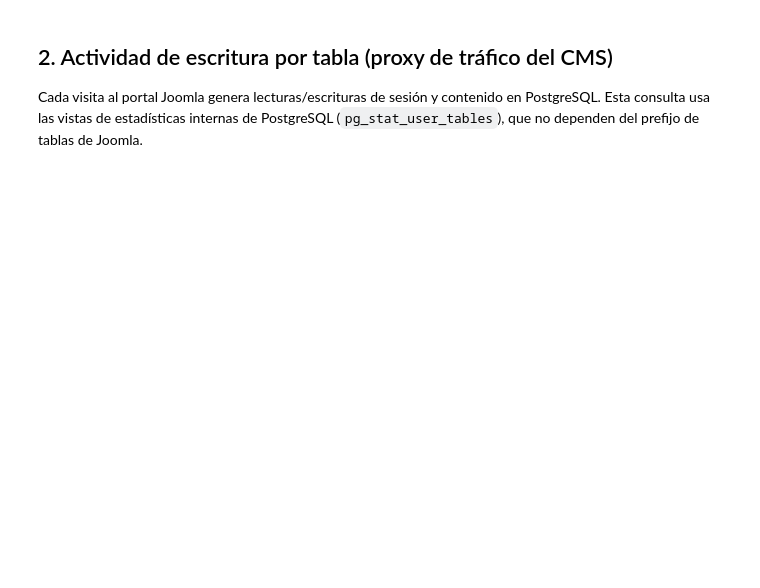
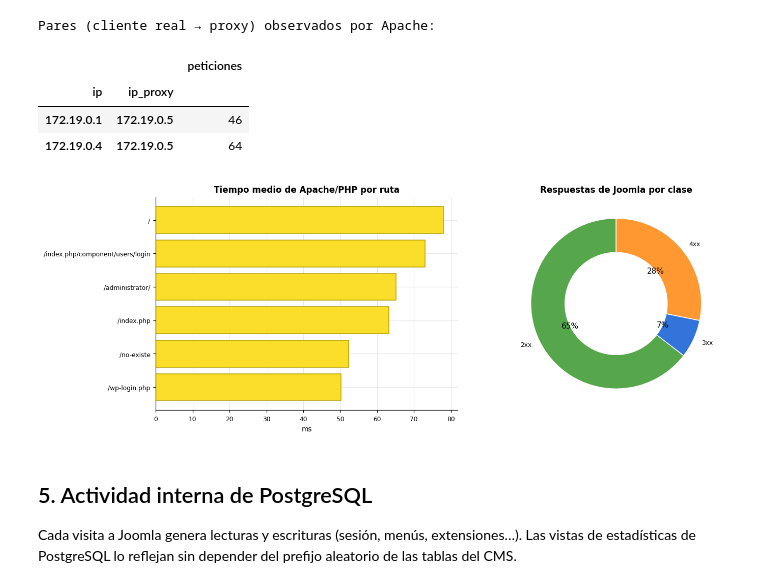
Before and after one commit to juan-swxs/parcial-redes-comunicaciones, a Jupyter notebook: jupyter/notebooks/analisis_datos.ipynb, the cells around one changed output. Saved outputs shown, nothing was run; the diff lists cells and outputs as text; code cells hidden in the pictures; blank space fills up the shorter version.

```diff
--- a/jupyter/notebooks/analisis_datos.ipynb
+++ b/jupyter/notebooks/analisis_datos.ipynb
@@ -174,0 +105,20 @@ else:
+# %%
+with open("/etc/resolv.conf") as fh:
+    dns = [line.split()[1] for line in fh if line.startswith("nameserver")]
+print("Servidor DNS configurado:", ", ".join(dns))
+
+filas = []
+for servicio in ["nginx", "joomla", "grafana", "database", "jupyter"]:
+    try:
+        ips = sorted({ai[4][0] for ai in socket.getaddrinfo(servicio, None, socket.AF_INET)})
+        filas.append({"servicio": servicio, "IP(s) resueltas": ", ".join(ips)})
+    except socket.gaierror as exc:
+        filas.append({"servicio": servicio, "IP(s) resueltas": f"no resuelve ({exc.strerror})"})
+display(pd.DataFrame(filas).set_index("servicio"))
+
+with open("/proc/net/arp") as fh:
+    lineas = fh.read().splitlines()[1:]
+arp = pd.DataFrame([l.split() for l in lineas],
+                   columns=["IP", "HW type", "Flags", "MAC", "Mask", "Interfaz"])
+print("Tabla ARP del contenedor (vecinos de capa 2 en los bridges de Docker):")
+display(arp[["IP", "MAC", "Interfaz"]] if not arp.empty else "La tabla ARP está vacía todavía.")
@@ -175,5 +289,38 @@ else:
+# %%
+joomla = q("""
+    SELECT ts, ip, ip_proxy, metodo, ruta, status, clase, duracion_ms
+    FROM monitoring.joomla_access
+    WHERE ts > now() - interval '24 hours'
+""")
+
+if joomla.empty:
+    print("Sin registros de Apache todavía.")
+else:
+    print("Pares (cliente real → proxy) observados por Apache:")
+    display(joomla.groupby(["ip", "ip_proxy"]).size().rename("peticiones").to_frame())
+
+    fig, (ax1, ax2) = plt.subplots(1, 2, figsize=(13, 4.5), constrained_layout=True)
+    por_ruta = (joomla.groupby("ruta")["duracion_ms"].agg(["mean", "count"])
+                      .sort_values("count", ascending=False).head(8).sort_values("mean"))
+    ax1.barh(por_ruta.index, por_ruta["mean"], color="#FADE2A", edgecolor="#b59f00")
+    ax1.set_title("Tiempo medio de Apache/PHP por ruta")
+    ax1.set_xlabel("ms")
+
+    clases = joomla["clase"].value_counts().sort_index()
+    ax2.pie(clases.values, labels=clases.index, autopct="%1.0f%%", startangle=90,
+            colors=[COLORES_CLASE.get(c, "grey") for c in clases.index],
+            wedgeprops={"width": 0.4, "edgecolor": "white"})
+    ax2.set_title("Respuestas de Joomla por clase")
+    plt.show()
+# %% [output]
+Pares (cliente real → proxy) observados por Apache:
+|  |  | peticiones |
+| ip | ip_proxy |  |
+| 172.19.0.1 | 172.19.0.5 | 46 |
+| 172.19.0.4 | 172.19.0.5 | 64 |
+[figure, added]
 # %% [markdown]
-## 2. Actividad de escritura por tabla (proxy de tráfico del CMS)
-Cada visita al portal Joomla genera lecturas/escrituras de sesión y contenido en PostgreSQL.
-Esta consulta usa las vistas de estadísticas internas de PostgreSQL (`pg_stat_user_tables`),
-que no dependen del prefijo de tablas de Joomla.
+## 5. Actividad interna de PostgreSQL
+
+Cada visita a Joomla genera lecturas y escrituras (sesión, menús, extensiones…). Las vistas de
+estadísticas de PostgreSQL lo reflejan sin depender del prefijo aleatorio de las tablas del CMS.
```
Also changed, not shown: parts of 27 cells of this notebook, 17 other files.
